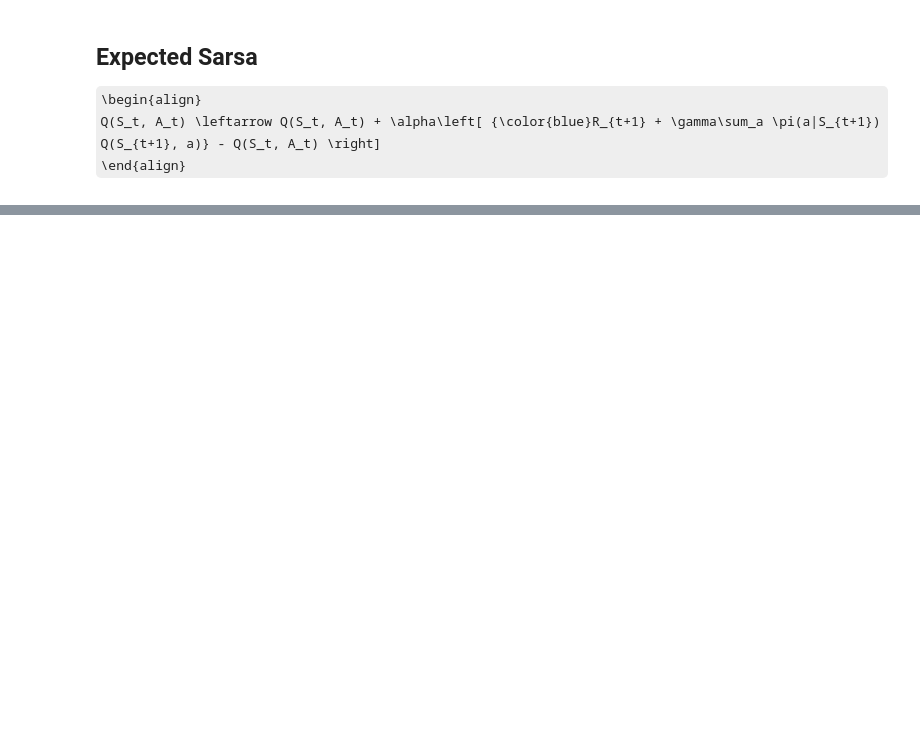
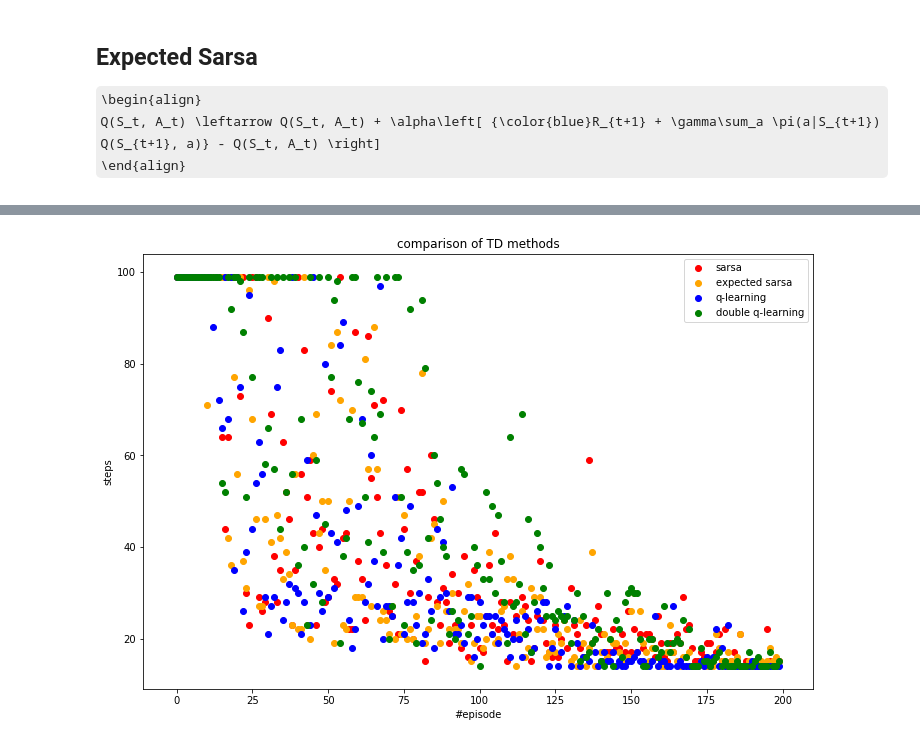
Before and after one commit to lochbrunner/reinforcement_learning, a Jupyter notebook: chapter_6/temporal_difference_learning.ipynb, the cells around one changed output, grey strips where cells are left out. Cells and saved outputs as stored; diff of their text form; code cells hidden in the pictures; some formulas as TeX source; blank space fills up the shorter version.

Commit message:
introduce double-q-learning and compare with others

```diff
--- a/chapter_6/temporal_difference_learning.ipynb
+++ b/chapter_6/temporal_difference_learning.ipynb
@@ -438,9 +460,9 @@ Q(S_t, A_t) \leftarrow Q(S_t, A_t) + \alpha\left[{\color{blue} R_{t+1} + \gamma\
 \end{align}
 # %%
 def qlearning_td0_control(environment: dm_env.Environment, epsilon: float = 0.1, step_size: float = 0.5,
-                                number_of_episodes: int = 10, max_episode_length: int = 100,
-                                step_hook: Callable[[np.array, int],  None] = None, termination_hook: Callable[[bool, int], None] = None,
-                                rng: np.random.RandomState = None):
+                          number_of_episodes: int = 10, max_episode_length: int = 100,
+                          hook: AbstractTrainingHook = None,
+                          rng: np.random.RandomState = None):
 
     def target(Q, timestep, action):
         next_Q = Q[timestep.observation, :]
@@ -449,5 +471,4 @@ def qlearning_td0_control(environment: dm_env.Environment, epsilon: float = 0.1,
     return base_td0_control(target=target,
                             environment=environment, epsilon=epsilon, step_size=step_size,
                             number_of_episodes=number_of_episodes, max_episode_length=max_episode_length,
-                            step_hook=step_hook, termination_hook=termination_hook,
-                            rng=rng)
+                            hook=hook, rng=rng)
@@ -581,0 +691,42 @@ def expected_sarsa_td0_control(environment: dm_env.Environment, epsilon: float =
+# %%
+def compare_td_methods():
+    width = 10
+    height = 7
+    start = Position(0, 3)
+    goal = Position(7, 3)
+    wind = [0, 0, 0, -1, -1, -1, -2, -2, -1, 0]
+
+    def arrow_map(index: int):
+        action = env.actions[index]
+        return action.x, action.y
+
+    methods = {
+        'red': ('sarsa', sarsa_on_policy_td0_control),
+        'orange': ('expected sarsa', expected_sarsa_td0_control),
+        'blue': ('q-learning', qlearning_td0_control),
+        'green': ('double q-learning', double_q_learning_td0_control),
+    }
+
+    plt.figure(figsize=(12, 8))
+    for color, (name, method) in methods.items():
+
+        hook = GridworldHook(draw=False, arrow_map=arrow_map,
+                             start=start, goal=goal, width=width, height=height)
+
+        env = WindyGridWorld(width=width, height=height,
+                             start=start, goal=goal, wind=wind)
+        method(environment=env, epsilon=0.05, step_size=0.5,
+               number_of_episodes=200, hook=hook)
+
+        episodes = [(i, steps) for i, (_, steps) in enumerate(hook.episodes)]
+        plt.scatter(*zip(*episodes), color=color, label=name)
+    plt.xlabel('#episode')
+    plt.ylabel('steps')
+    plt.legend()
+    plt.title('comparison of TD methods')
+    plt.show()
+
+
+compare_td_methods()
+# %% [output]
+[figure, added]
```
Also changed, not shown: parts of 11 cells of this notebook.
